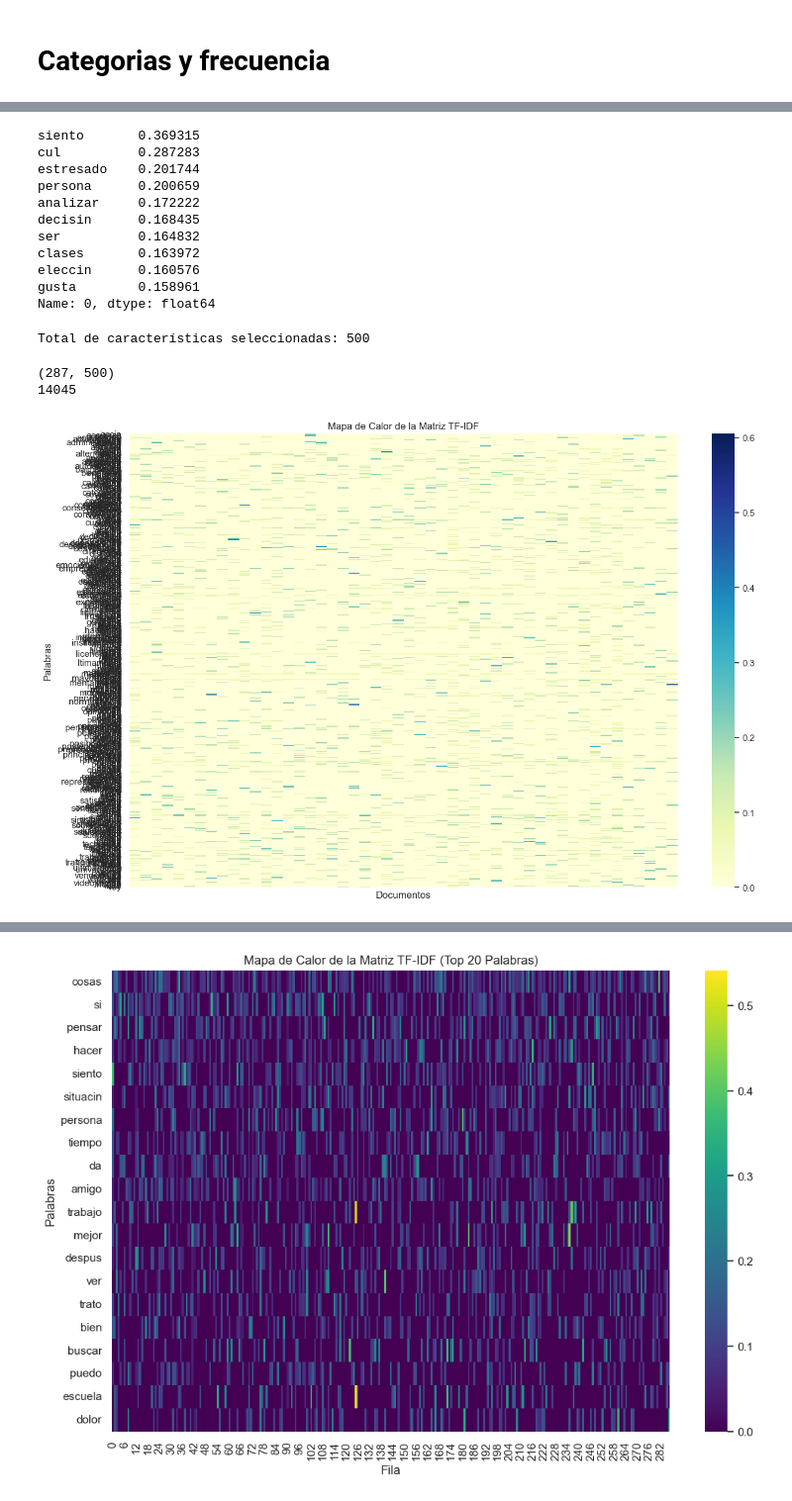
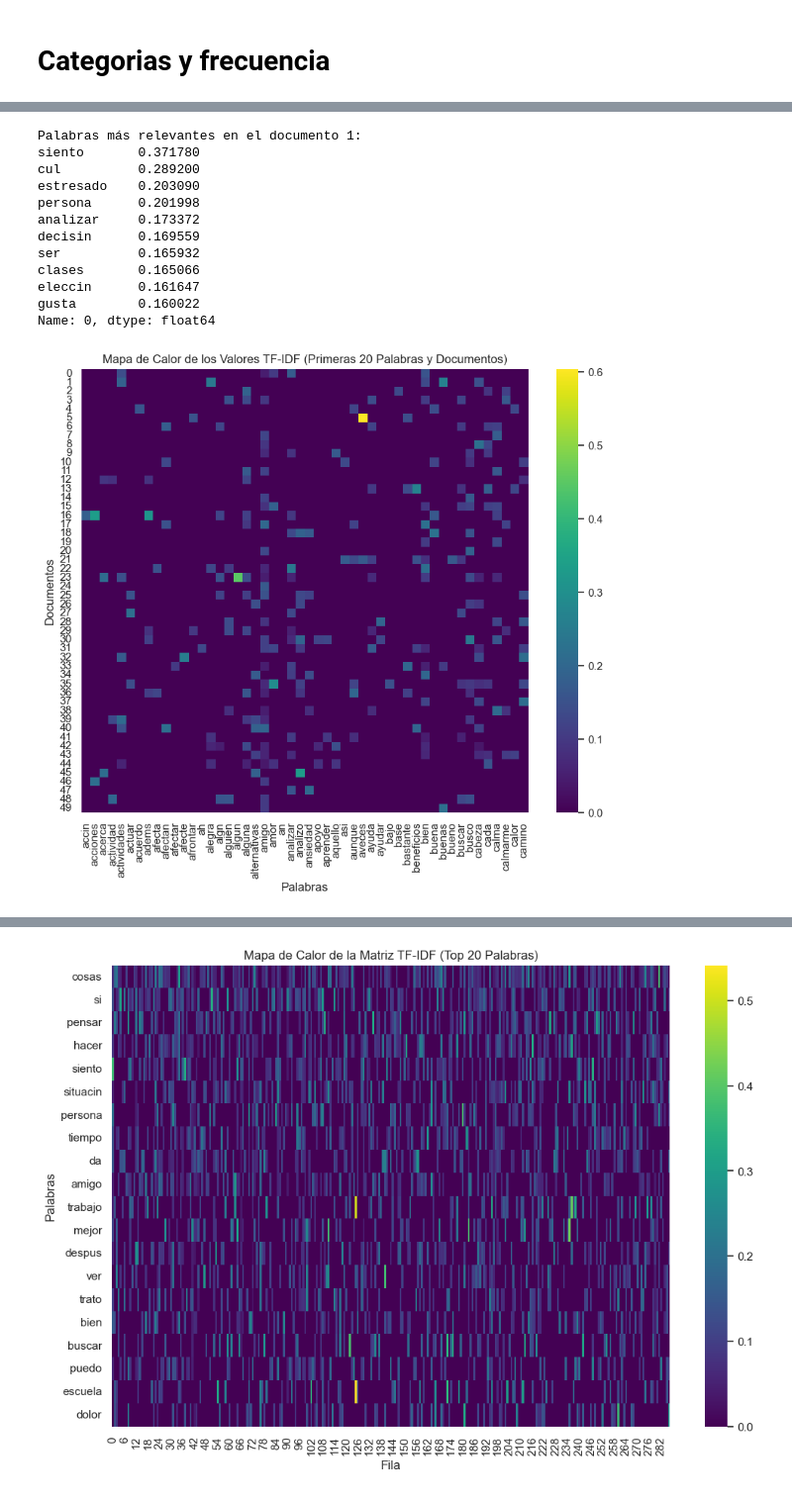
Before and after one commit to DiwsgenLop/Proyecto-Final-Mineria-de-Datos, a Jupyter notebook: Proyecto_Clasificacion_Sentimientos.ipynb, the cells around one changed output, grey strips where cells are left out. Shown at 99% size. Cells and saved outputs as stored; diff of their text form; code cells hidden in the pictures.

```diff
--- a/Proyecto_Clasificacion_Sentimientos.ipynb
+++ b/Proyecto_Clasificacion_Sentimientos.ipynb
@@ -490,14 +528,0 @@ print(respuestas_df.head())
-# %%
-# Combinar todos los textos del dataset en una lista para la vectorización
-textos = dataset.apply(lambda row: " ".join(row.astype(str)), axis=1)
-
-# Configurar el vectorizador TF-IDF
-vectorizer = TfidfVectorizer(max_features=500)  # Limitar a 500 características principales
-tfidf_matrix = vectorizer.fit_transform(textos)
-
-# Convertir a DataFrame para inspección
-import pandas as pd
-tfidf_df = pd.DataFrame(tfidf_matrix.toarray(), columns=vectorizer.get_feature_names_out())
-
-# Verificar el resultado
-print(tfidf_df.head())
@@ -522,36 +534,37 @@ print(tfidf_df.head())
 # %%
-# Inspeccionar las palabras más relevantes en el primer documento
-palabras_importantes = tfidf_df.iloc[0].sort_values(ascending=False).head(10)
+# Mostrar las palabras más relevantes y sus valores TF-IDF
+print(f"Palabras más relevantes en el documento {documento_idx + 1}:")
 print(palabras_importantes)
 # %% [output]
-siento       0.369315
-cul          0.287283
-estresado    0.201744
-persona      0.200659
-analizar     0.172222
-decisin      0.168435
-ser          0.164832
-clases       0.163972
-eleccin      0.160576
-gusta        0.158961
+Palabras más relevantes en el documento 1:
+siento       0.371780
+cul          0.289200
+estresado    0.203090
+persona      0.201998
+analizar     0.173372
+decisin      0.169559
+ser          0.165932
+clases       0.165066
+eleccin      0.161647
+gusta        0.160022
 Name: 0, dtype: float64
-# %%
-print(f"Total de características seleccionadas: {tfidf_df.shape[1]}")
-# %% [output]
-Total de características seleccionadas: 500
-# %%
-print(tfidf_matrix.shape)
-print(tfidf_matrix.nnz)  # Número de elementos no nulos
-# %% [output]
-(287, 500)
-14045
 # %%
-# Crear un mapa de calor para una muestra (por ejemplo, las primeras 50 palabras)
-plt.figure(figsize=(15, 10))
-sns.heatmap(tfidf_df.iloc[:50, :].T, cmap="YlGnBu", cbar=True, xticklabels=False, yticklabels=vectorizer.get_feature_names_out())
-plt.title("Mapa de Calor de la Matriz TF-IDF")
-plt.xlabel("Documentos")
-plt.ylabel("Palabras")
+# Seleccionar una muestra de las primeras 20 palabras y documentos
+muestra_tfidf = tfidf_df.iloc[:50, :50]
+
+# Crear un mapa de calor
+plt.figure(figsize=(10, 8))
+sns.heatmap(
+    muestra_tfidf,
+    cmap="viridis",
+    annot=False,
+    cbar=True,
+    xticklabels=True,
+    yticklabels=True
+)
+plt.title("Mapa de Calor de los Valores TF-IDF (Primeras 20 Palabras y Documentos)")
+plt.xlabel("Palabras")
+plt.ylabel("Documentos")
 plt.show()
 # %% [output]
-[figure, old version]
+[figure, new version]
```
Also changed, not shown: parts of 62 cells of this notebook, 2 other files.
